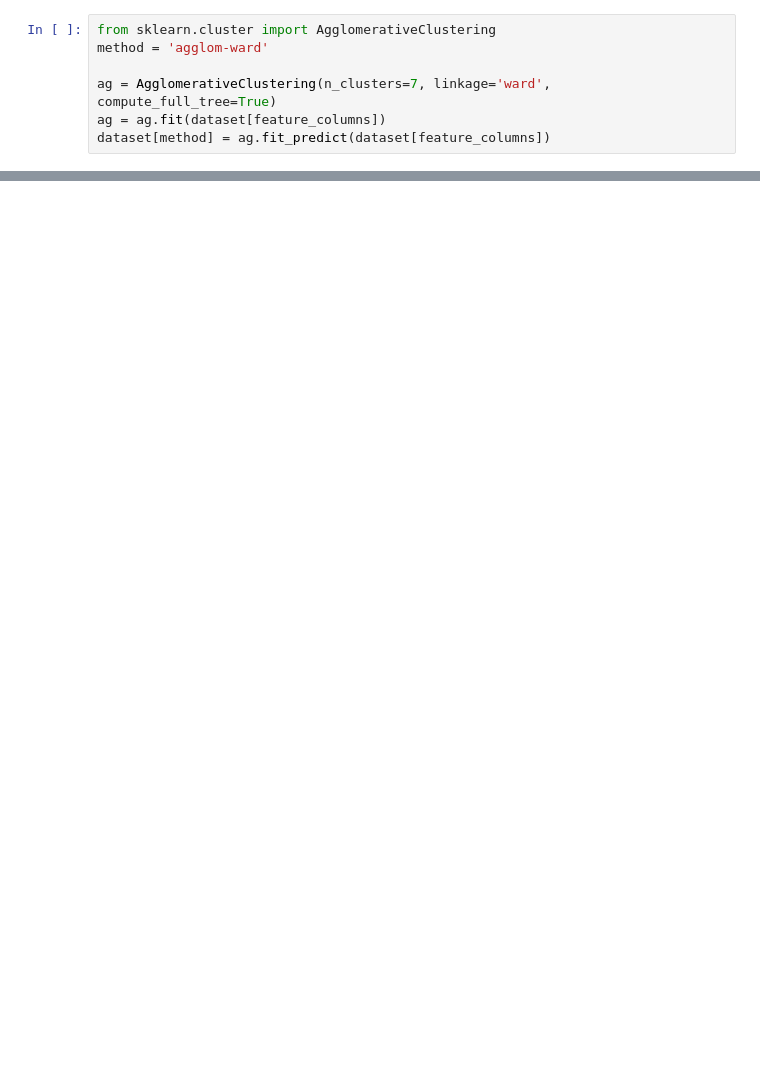
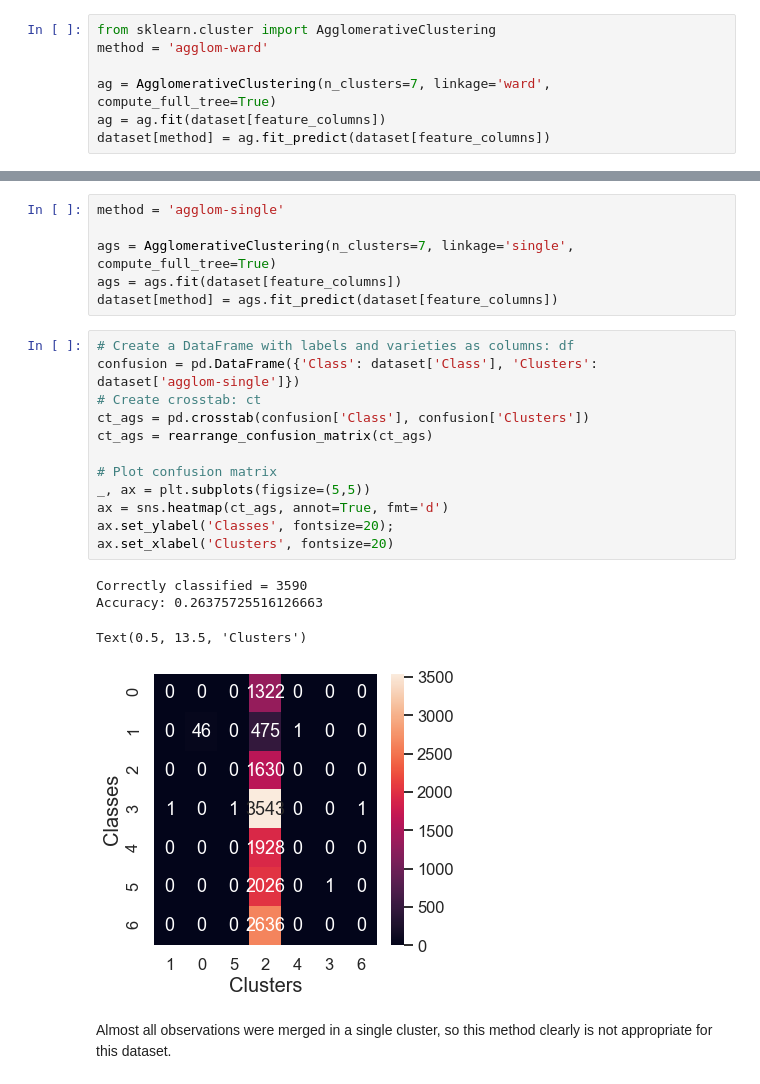
Before and after one commit to josegarban/retail_data_analytics, a Jupyter notebook: beans-Copy2.ipynb, the cells around one changed output, grey strips where cells are left out. Cells and saved outputs as stored; diff of their text form; blank space fills up the shorter version.

```diff
--- a/beans-Copy2.ipynb
+++ b/beans-Copy2.ipynb
@@ -436,0 +462,25 @@ dataset[feature_columns]
+# %%
+method = 'agglom-single'
+
+ags = AgglomerativeClustering(n_clusters=7, linkage='single', compute_full_tree=True)
+ags = ags.fit(dataset[feature_columns])
+dataset[method] = ags.fit_predict(dataset[feature_columns])
+# %%
+# Create a DataFrame with labels and varieties as columns: df
+confusion = pd.DataFrame({'Class': dataset['Class'], 'Clusters': dataset['agglom-single']})
+# Create crosstab: ct
+ct_ags = pd.crosstab(confusion['Class'], confusion['Clusters'])
+ct_ags = rearrange_confusion_matrix(ct_ags)
+
+# Plot confusion matrix
+_, ax = plt.subplots(figsize=(5,5))
+ax = sns.heatmap(ct_ags, annot=True, fmt='d')
+ax.set_ylabel('Classes', fontsize=20);
+ax.set_xlabel('Clusters', fontsize=20)
+# %% [output]
+Correctly classified = 3590
+Accuracy: 0.26375725516126663
+Text(0.5, 13.5, 'Clusters')
+[figure, added]
+# %% [markdown]
+Almost all observations were merged in a single cluster, so this method clearly is not appropriate for this dataset.
```
Also changed, not shown: parts of 23 cells of this notebook.
